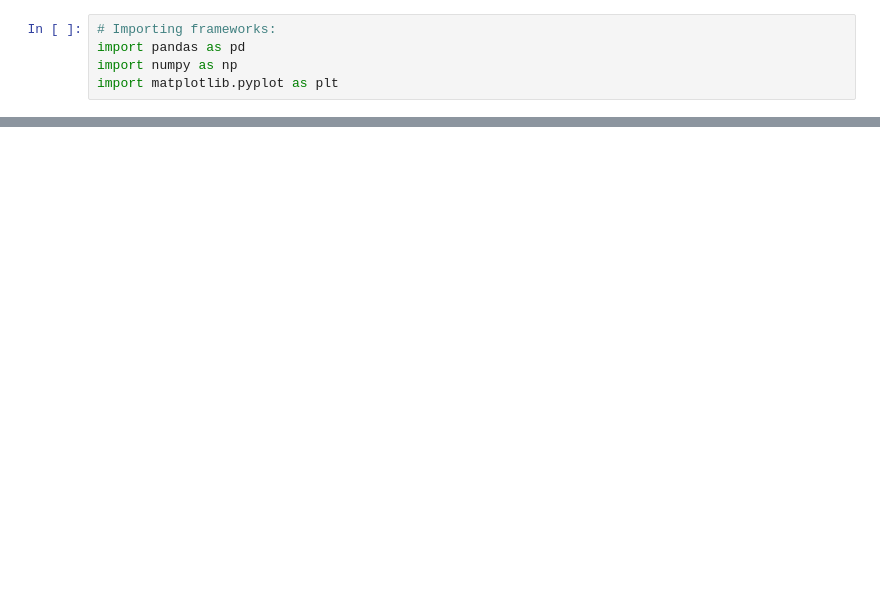
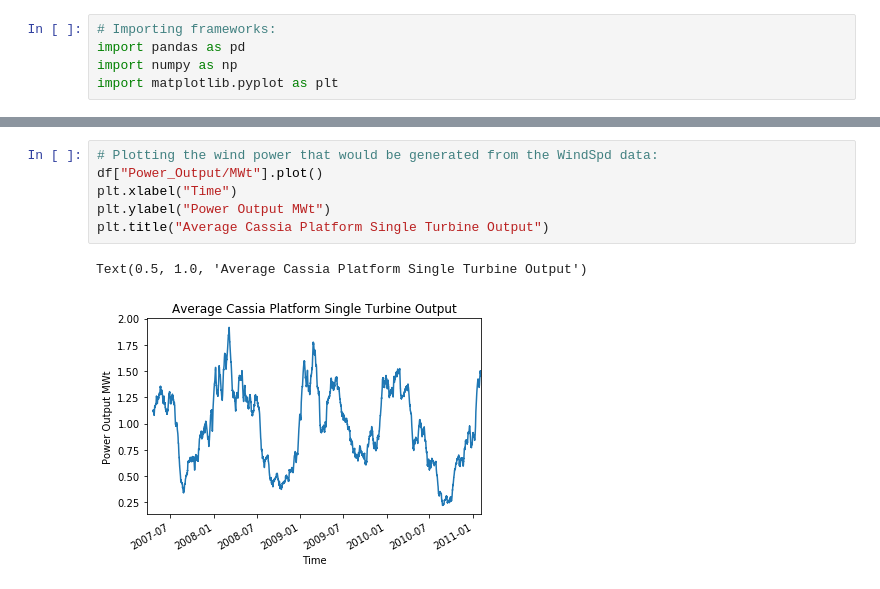
Before and after one commit to MatthewTe/Wind-Data-Study, a Jupyter notebook: Cleaned Cassia_Wind_Data Visualization .ipynb, the cells around one changed output, grey strips where cells are left out. Drawn from its saved outputs; the diff is of its cells as text; blank space fills up the shorter version.

```diff
--- a/Cleaned Cassia_Wind_Data Visualization .ipynb
+++ b/Cleaned Cassia_Wind_Data Visualization .ipynb
@@ -31,0 +38,9 @@ plt.show()
+# %%
+# Plotting the wind power that would be generated from the WindSpd data:
+df["Power_Output/MWt"].plot()
+plt.xlabel("Time")
+plt.ylabel("Power Output MWt")
+plt.title("Average Cassia Platform Single Turbine Output")
+# %% [output]
+Text(0.5, 1.0, 'Average Cassia Platform Single Turbine Output')
+[figure, added]
```
Also changed, not shown: parts of 9 cells of this notebook.
